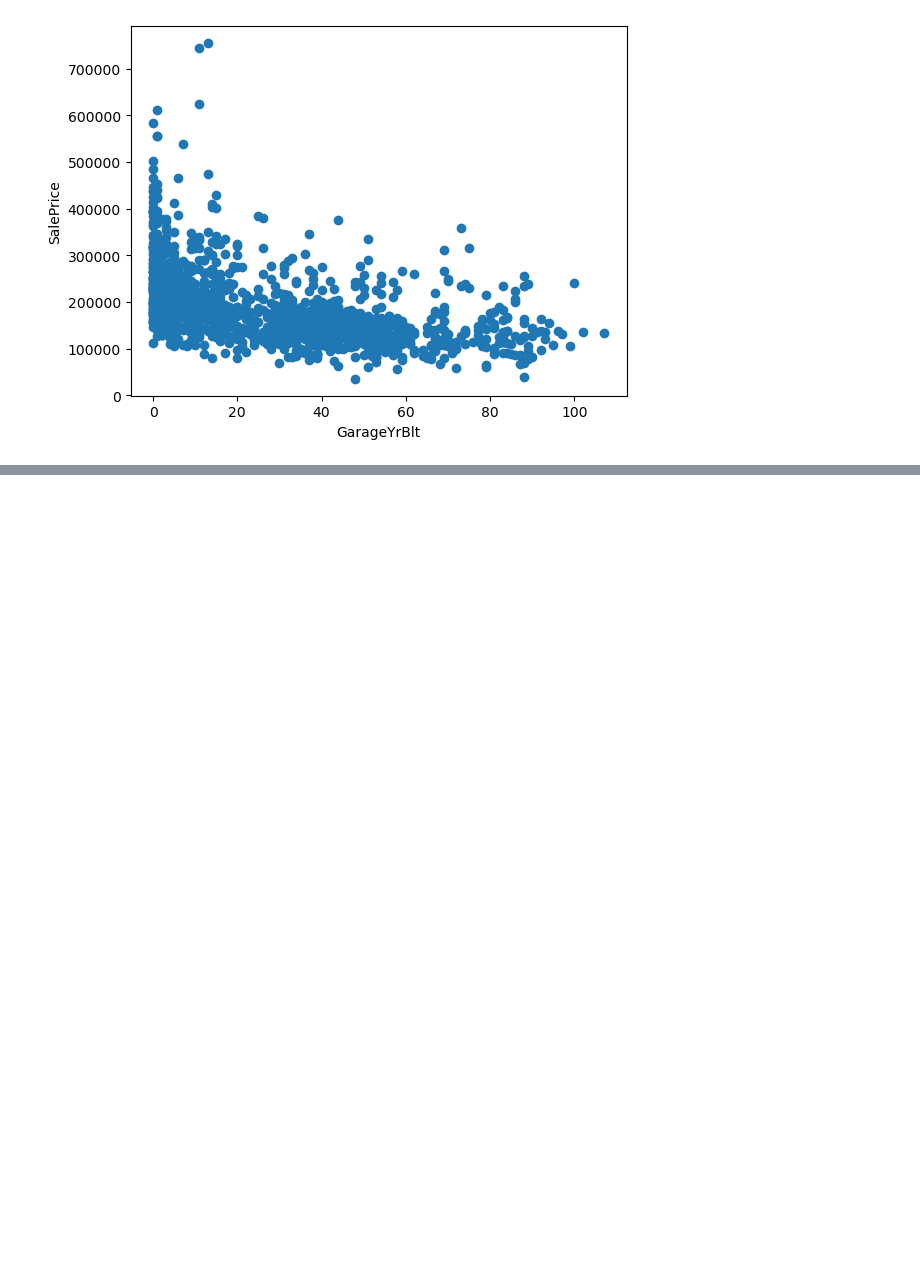
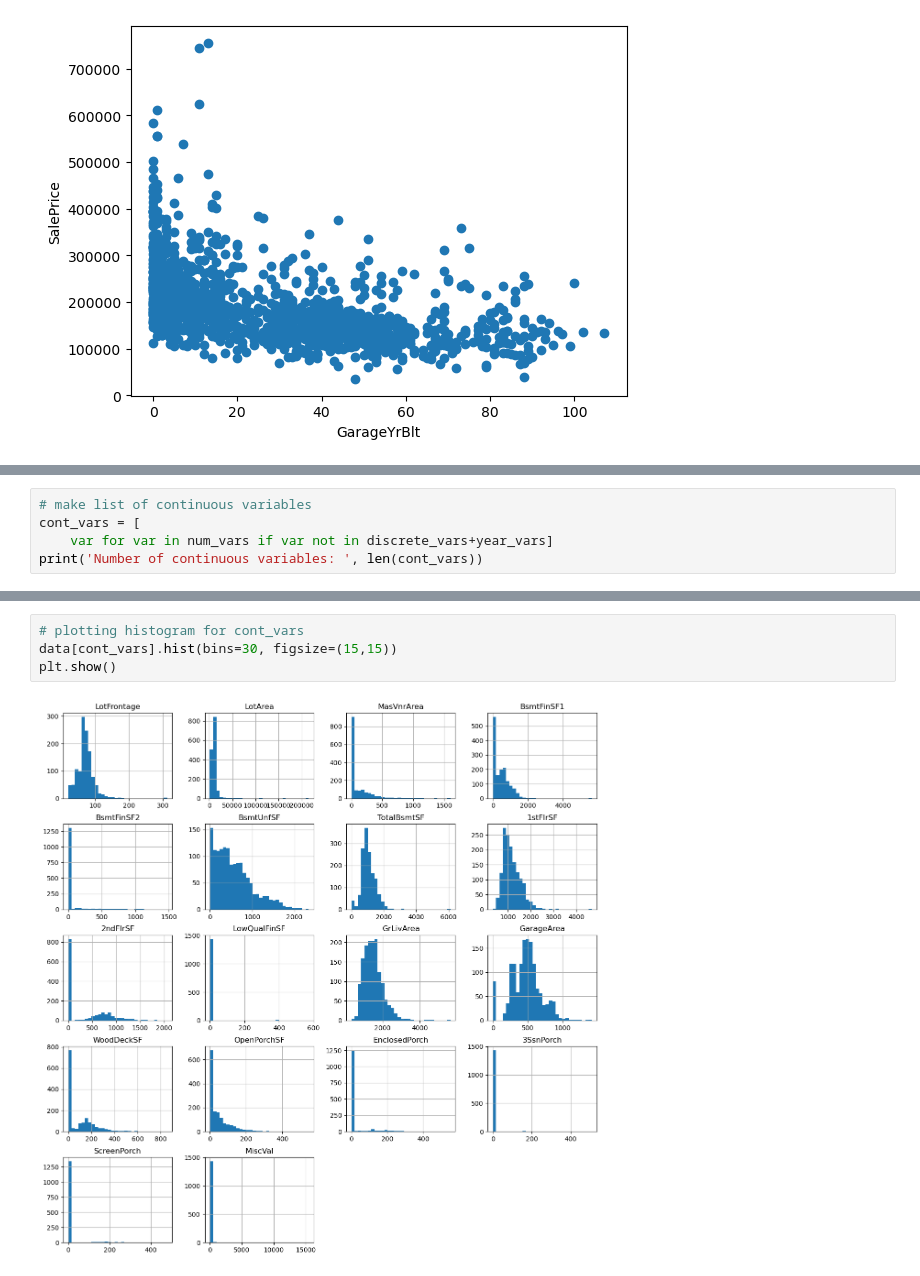
Before and after one commit to Mezcue/ML-Practice, a Jupyter notebook: EDA - practice.ipynb, the cells around one changed output, grey strips where cells are left out. Cells and saved outputs as stored; diff of their text form; blank space fills up the shorter version.

```diff
--- a/EDA - practice.ipynb
+++ b/EDA - practice.ipynb
@@ -352,0 +398,5 @@ for var in year_vars:
+# %%
+# make list of continuous variables
+cont_vars = [
+    var for var in num_vars if var not in discrete_vars+year_vars]
+print('Number of continuous variables: ', len(cont_vars))
@@ -352,0 +415,6 @@ for var in year_vars:
+# %%
+# plotting histogram for cont_vars
+data[cont_vars].hist(bins=30, figsize=(15,15))
+plt.show()
+# %% [output]
+[figure, added]
```
Also changed, not shown: parts of 13 cells of this notebook.
